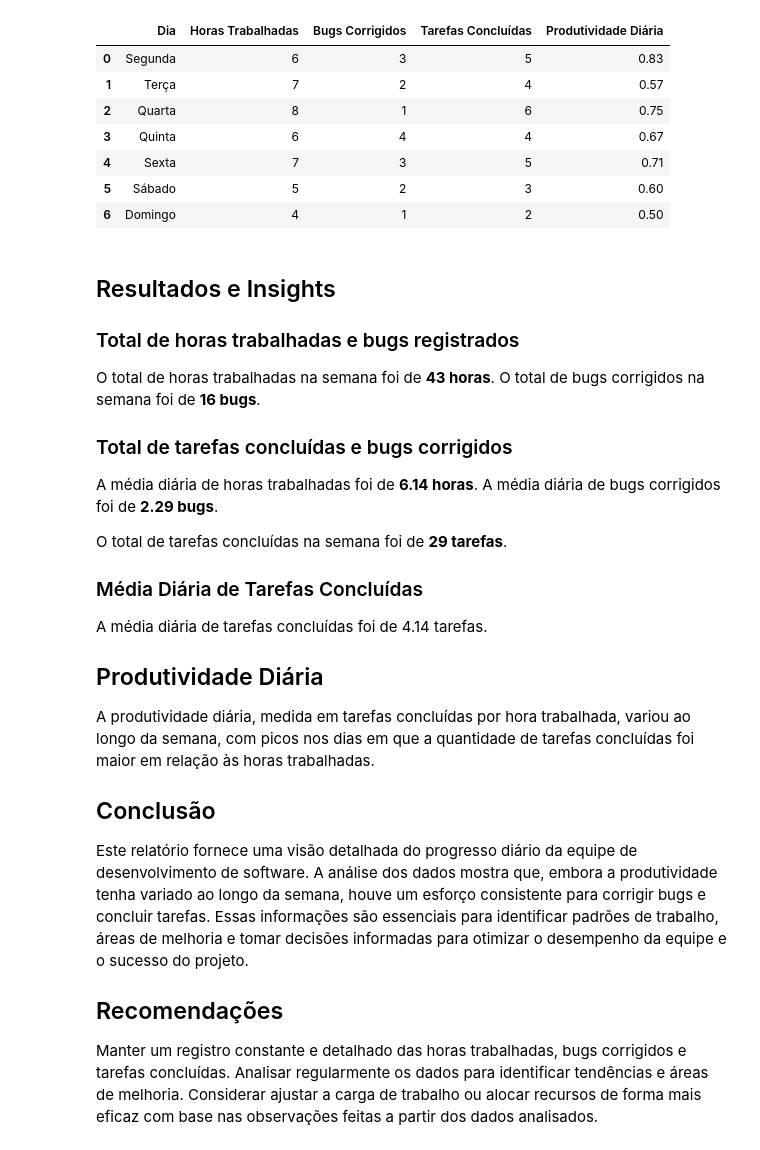
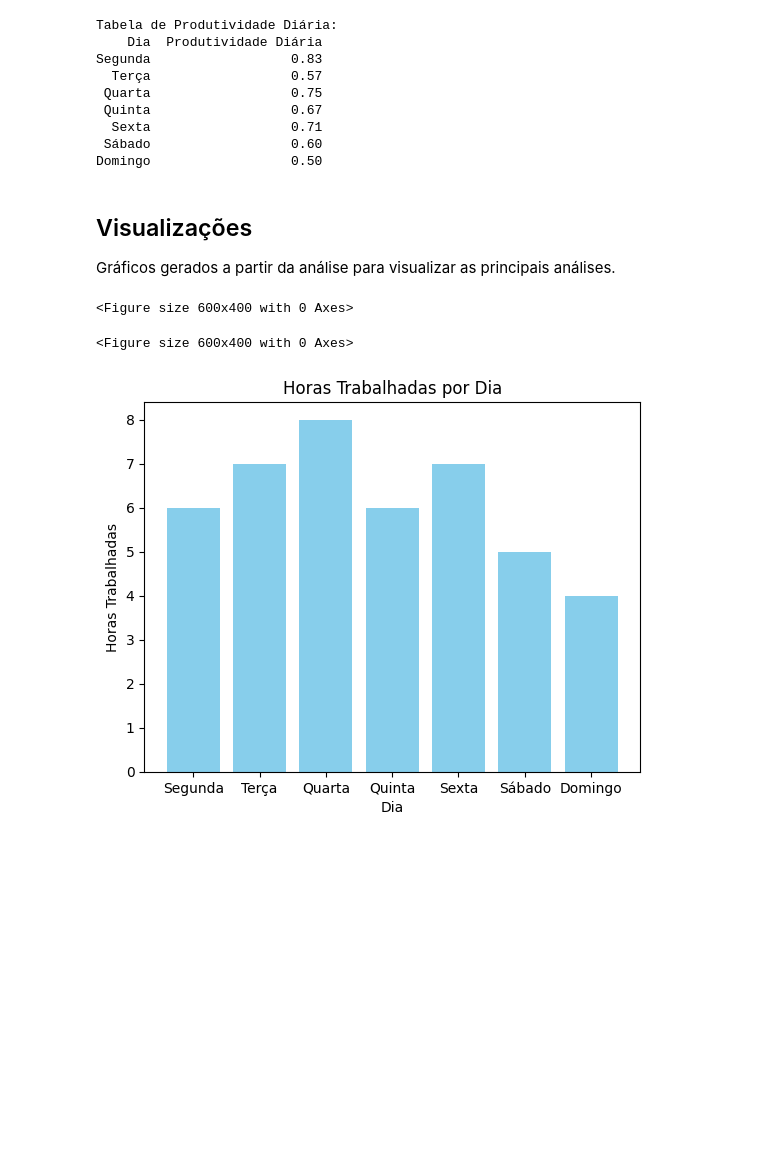
Before and after one commit to nayanesenhorinha/relatorios_progresso, a Jupyter notebook: relatorio_progresso_diario.ipynb, the cells around one changed output. Cells and saved outputs as stored; diff of their text form; code cells hidden in the pictures; blank space fills up the shorter version.

Commit message:
adicionado os gráficos

```diff
--- a/relatorio_progresso_diario.ipynb
+++ b/relatorio_progresso_diario.ipynb
@@ -45,39 +80,36 @@ Textinho
 # %%
-produtividade = df['Tarefas Concluídas'] / df['Horas Trabalhadas']
-df['Produtividade Diária'] = round(produtividade, 2)
-df
+df['Produtividade Diária'] = df['Tarefas Concluídas'] / df['Horas Trabalhadas']
+df['Produtividade Diária'] = df['Produtividade Diária'].round(2)
+
+df_produtividade = df[['Dia', 'Produtividade Diária']]
+
+print('\nTabela de Produtividade Diária:')
+print(df_produtividade.to_string(index=False))
 # %% [output]
-|  | Dia | Horas Trabalhadas | Bugs Corrigidos | Tarefas Concluídas | Produtividade Diária |
-| 0 | Segunda | 6 | 3 | 5 | 0.83 |
-| 1 | Terça | 7 | 2 | 4 | 0.57 |
-| 2 | Quarta | 8 | 1 | 6 | 0.75 |
-| 3 | Quinta | 6 | 4 | 4 | 0.67 |
-| 4 | Sexta | 7 | 3 | 5 | 0.71 |
-| 5 | Sábado | 5 | 2 | 3 | 0.60 |
-| 6 | Domingo | 4 | 1 | 2 | 0.50 |
+Tabela de Produtividade Diária:
+    Dia  Produtividade Diária
+Segunda                  0.83
+  Terça                  0.57
+ Quarta                  0.75
+ Quinta                  0.67
+  Sexta                  0.71
+ Sábado                  0.60
+Domingo                  0.50
-# %% [markdown]
-## Resultados e Insights
-
-### Total de horas trabalhadas e bugs registrados
-O total de horas trabalhadas na semana foi de **43 horas**.
-O total de bugs corrigidos na semana foi de **16 bugs**.
-
-### Total de tarefas concluídas e bugs corrigidos
-A média diária de horas trabalhadas foi de **6.14 horas**.
-A média diária de bugs corrigidos foi de **2.29 bugs**.
-
-O total de tarefas concluídas na semana foi de **29 tarefas**.
-
-### Média Diária de Tarefas Concluídas
-A média diária de tarefas concluídas foi de 4.14 tarefas.
-
-## Produtividade Diária
-A produtividade diária, medida em tarefas concluídas por hora trabalhada, variou ao longo da semana, com picos nos dias em que a quantidade de tarefas concluídas foi maior em relação às horas trabalhadas.
-
-## Conclusão
-Este relatório fornece uma visão detalhada do progresso diário da equipe de desenvolvimento de software. A análise dos dados mostra que, embora a produtividade tenha variado ao longo da semana, houve um esforço consistente para corrigir bugs e concluir tarefas. Essas informações são essenciais para identificar padrões de trabalho, áreas de melhoria e tomar decisões informadas para otimizar o desempenho da equipe e o sucesso do projeto.
-
-## Recomendações
-Manter um registro constante e detalhado das horas trabalhadas, bugs corrigidos e tarefas concluídas.
-Analisar regularmente os dados para identificar tendências e áreas de melhoria.
-Considerar ajustar a carga de trabalho ou alocar recursos de forma mais eficaz com base nas observações feitas a partir dos dados analisados.
+# %% [markdown]
+## Visualizações
+Gráficos gerados a partir da análise para visualizar as principais análises.
+# %%
+# Gráficos
+plt.figure(figsize=(6, 4))
+# %% [output]
+<Figure size 600x400 with 0 Axes>
+<Figure size 600x400 with 0 Axes>
+# %%
+# Gráfico de barras das horas trabalhadas por dia
+plt.bar(df['Dia'], df['Horas Trabalhadas'], color='skyblue')
+plt.title('Horas Trabalhadas por Dia')
+plt.xlabel('Dia')
+plt.ylabel('Horas Trabalhadas')
+plt.show()
+# %% [output]
+[figure, added]
```
Also changed, not shown: parts of 16 cells of this notebook.
